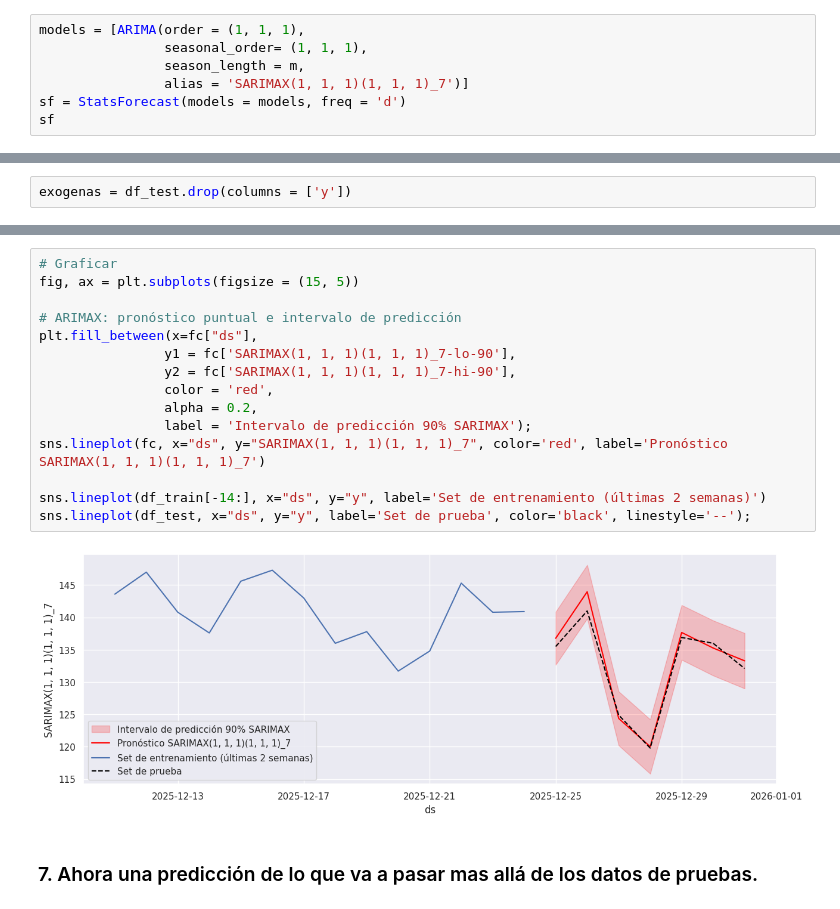
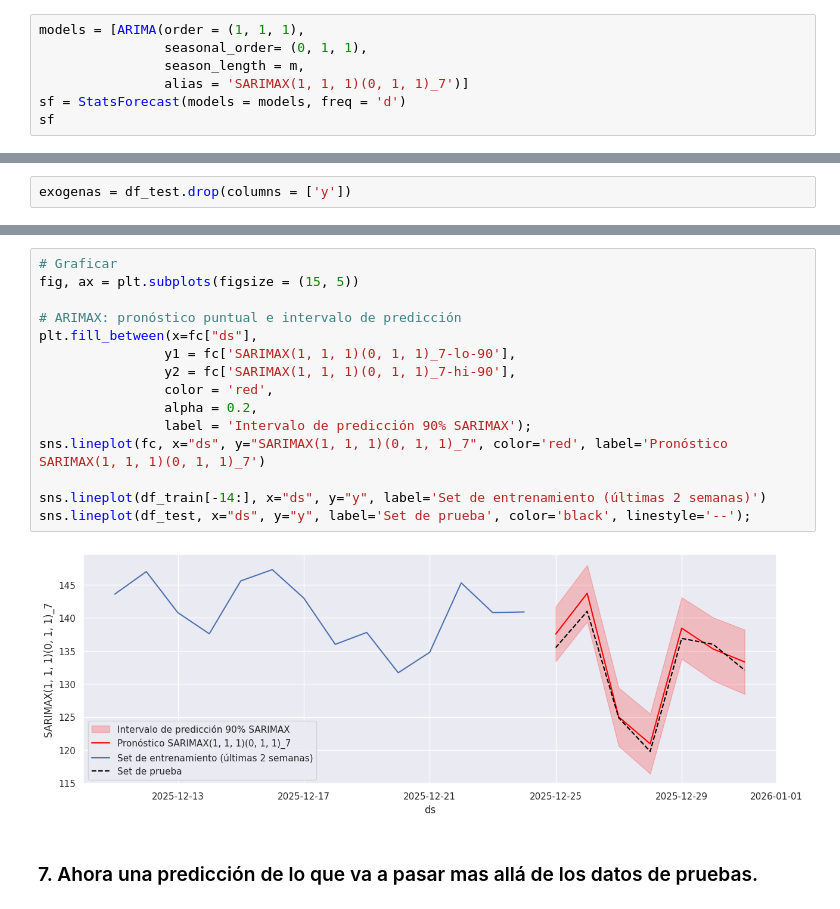
Before and after one commit to JairRamosG/Series_de_Tiempo, a Jupyter notebook: 09_SARIMAX/SARIMAX_validacion.ipynb, the cells around one changed output, grey strips where cells are left out. Cells and saved outputs as stored; diff of their text form.

```diff
--- a/09_SARIMAX/SARIMAX_validacion.ipynb
+++ b/09_SARIMAX/SARIMAX_validacion.ipynb
@@ -345,9 +437,9 @@ plt.tight_layout()
 Aqui se utiliza el conjunto de entrenamiento, no los residuales. Así que al entrenar los datos de entrenamiento pero tomando en cuenta los parámetros ARIMAX encontrados, es como automáticamente se convierte en un SARIMAX.
 # %%
 models = [ARIMA(order = (1, 1, 1),
-                seasonal_order= (1, 1, 1),
+                seasonal_order= (0, 1, 1),
                 season_length = m,
-                alias = 'SARIMAX(1, 1, 1)(1, 1, 1)_7')]
+                alias = 'SARIMAX(1, 1, 1)(0, 1, 1)_7')]
 sf = StatsForecast(models = models, freq = 'd')
 sf
 # %% [output]
@@ -392,20 +486,20 @@ fc
 # %%
 # Graficar
 fig, ax = plt.subplots(figsize = (15, 5))
 
 # ARIMAX: pronóstico puntual e intervalo de predicción
 plt.fill_between(x=fc["ds"],
-                y1 = fc['SARIMAX(1, 1, 1)(1, 1, 1)_7-lo-90'],
-                y2 = fc['SARIMAX(1, 1, 1)(1, 1, 1)_7-hi-90'],
+                y1 = fc['SARIMAX(1, 1, 1)(0, 1, 1)_7-lo-90'],
+                y2 = fc['SARIMAX(1, 1, 1)(0, 1, 1)_7-hi-90'],
                 color = 'red',
                 alpha = 0.2,
                 label = 'Intervalo de predicción 90% SARIMAX');
-sns.lineplot(fc, x="ds", y="SARIMAX(1, 1, 1)(1, 1, 1)_7", color='red', label='Pronóstico SARIMAX(1, 1, 1)(1, 1, 1)_7')
+sns.lineplot(fc, x="ds", y="SARIMAX(1, 1, 1)(0, 1, 1)_7", color='red', label='Pronóstico SARIMAX(1, 1, 1)(0, 1, 1)_7')
 
 sns.lineplot(df_train[-14:], x="ds", y="y", label='Set de entrenamiento (últimas 2 semanas)')
 sns.lineplot(df_test, x="ds", y="y", label='Set de prueba', color='black', linestyle='--');
 # %% [output]
-[figure, old version]
+[figure, new version]
 # %% [markdown]
 ### 7. Ahora una predicción de lo que va a pasar mas allá de los datos de pruebas.
 # %% [markdown]
```
Also changed, not shown: parts of 15 cells of this notebook.
